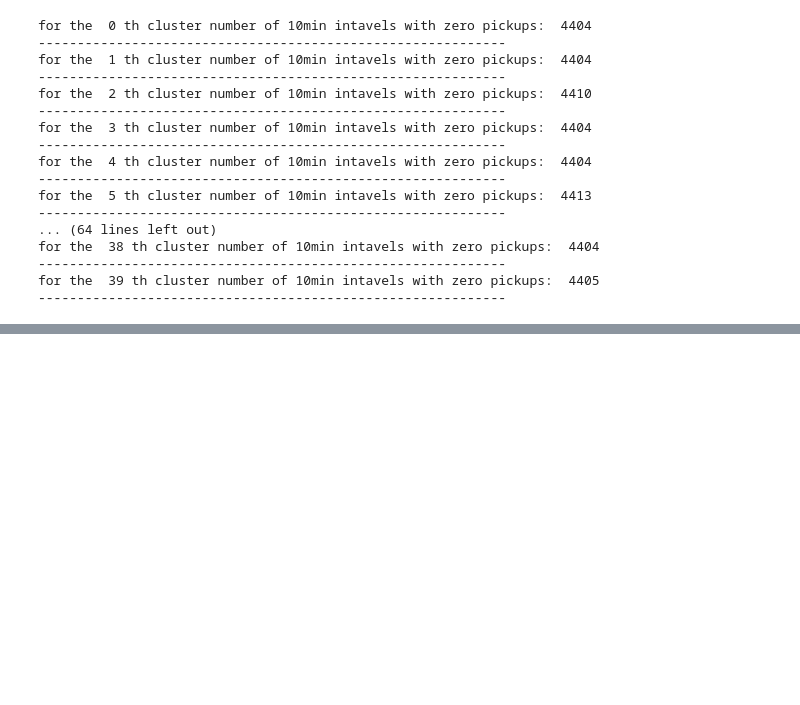
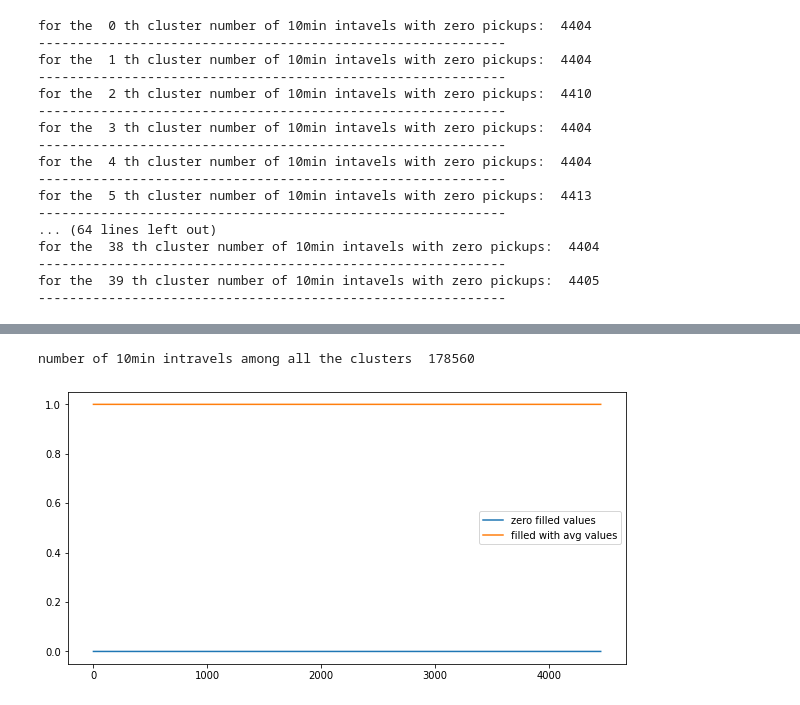
Before and after one commit to ddv246/DSBA-Project, a Jupyter notebook: Taxi_Demand_Prediction.ipynb, the cells around one changed output, grey strips where cells are left out. Drawn from its saved outputs; the diff is of its cells as text; code cells hidden in the pictures; blank space fills up the shorter version.

```diff
--- a/Taxi_Demand_Prediction.ipynb
+++ b/Taxi_Demand_Prediction.ipynb
@@ -123,5 +159,6 @@ warnings.filterwarnings("ignore")
 # %%
-df=pd.read_csv("2015_sample.csv")
+df= pd.read_csv('/content/drive/My Drive/yellow_tripdata_2015-01.csv')
+#df=pd.read_csv("2015_sample.csv")
 df
 # %% [output]
 |  | VendorID | tpep_pickup_datetime | tpep_dropoff_datetime | passenger_count | trip_distance | ... |
@@ -1148,0 +1206,14 @@ for the  39 th cluster number of 10min intavels with zero pickups:  4405
+# %%
+def fill_missing(count_values,values):
+    smoothed_regions=[]
+    ind=0
+    for r in range(0,40):
+        smoothed_bins=[]
+        for i in range(4464):
+            if i in values[r]:
+                smoothed_bins.append(count_values[ind])
+                ind+=1
+            else:
+                smoothed_bins.append(0)
+        smoothed_regions.extend(smoothed_bins)
+    return smoothed_regions
@@ -1148,0 +1275,17 @@ for the  39 th cluster number of 10min intavels with zero pickups:  4405
+# %%
+jan_2015_fill = fill_missing(jan_2015_groupby['trip_distance'].values,jan_2015_unique)
+
+#Smoothing Missing values of Jan-2015
+jan_2015_smooth = smoothing(jan_2015_groupby['trip_distance'].values,jan_2015_unique)
+# %%
+print("number of 10min intravels among all the clusters ",len(jan_2015_fill))
+# %% [output]
+number of 10min intravels among all the clusters  178560
+# %%
+plt.figure(figsize=(10,5))
+plt.plot(jan_2015_fill[4464:8920], label="zero filled values")
+plt.plot(jan_2015_smooth[4464:8920], label="filled with avg values")
+plt.legend()
+plt.show()
+# %% [output]
+[figure, added]
```
Also changed, not shown: parts of 11 cells of this notebook.
